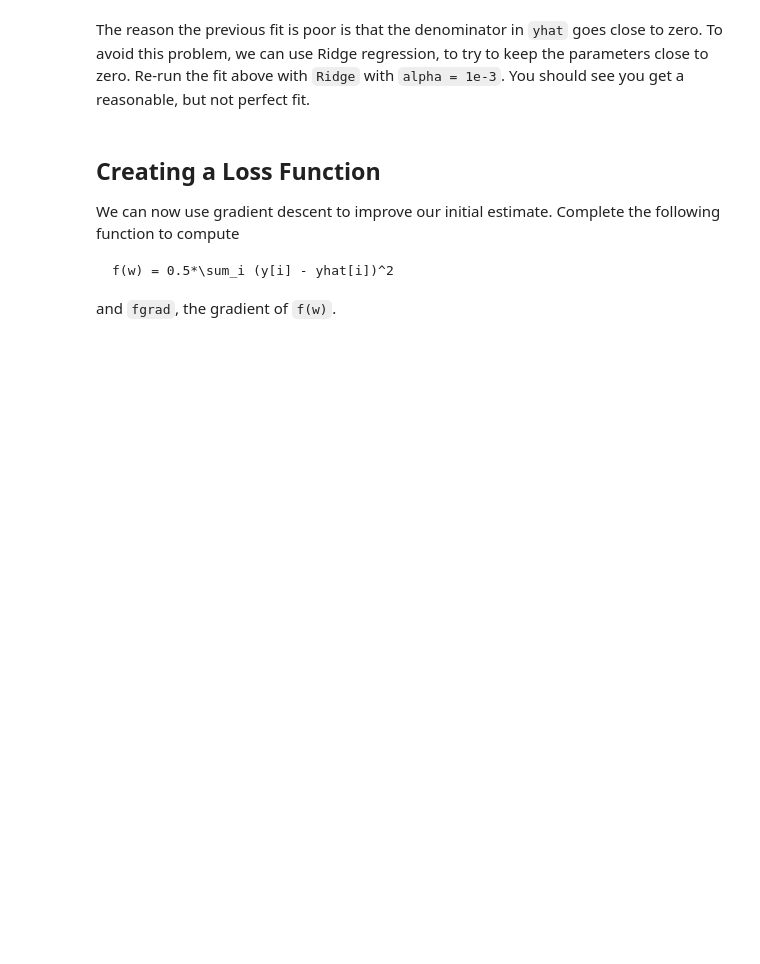
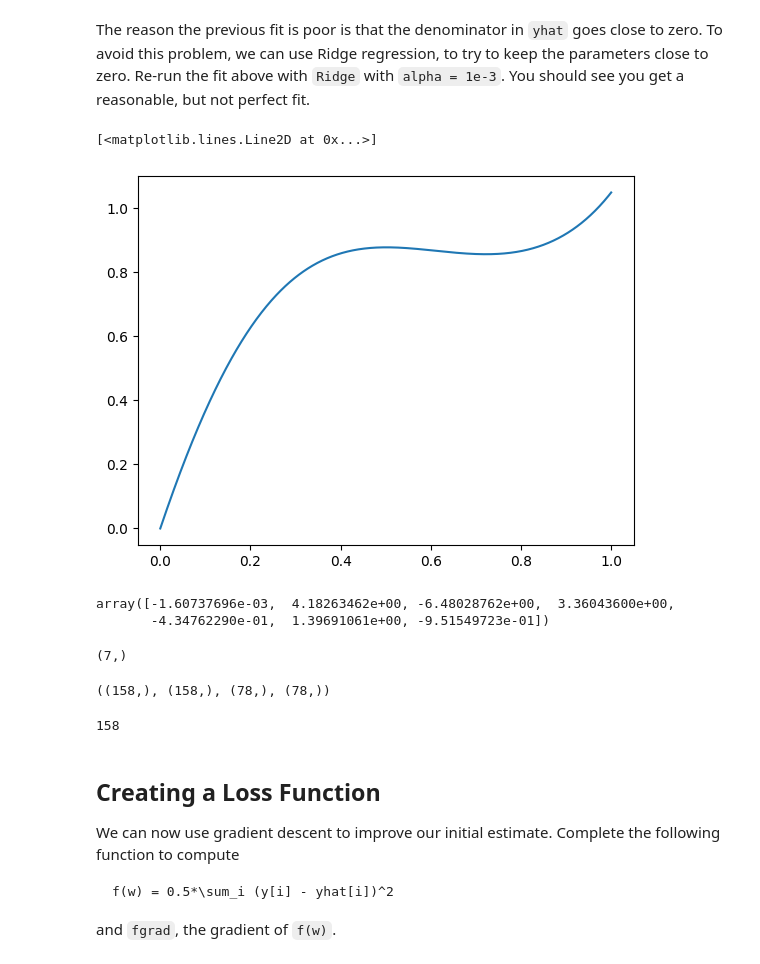
Before and after one commit to MYRONZHWENG/introml, a Jupyter notebook: unit07_optim/lab_nlls_partial.ipynb, the cells around one changed output. Saved outputs shown, nothing was run; the diff lists cells and outputs as text; code cells hidden in the pictures; blank space fills up the shorter version.

```diff
--- a/unit07_optim/lab_nlls_partial.ipynb
+++ b/unit07_optim/lab_nlls_partial.ipynb
@@ -135,15 +170,40 @@ Now plot the predicted values of the `yhat` vs. `x` using your estimated paramet
 The reason the previous fit is poor is that the denominator in `yhat` goes close to zero.   To avoid this problem, we can use Ridge regression, to try to keep the parameters close to zero.  Re-run the fit above with `Ridge` with `alpha = 1e-3`. You should see you get a reasonable, but not perfect fit.
 # %%
 # TODO.  Fit with parameters with linear regression
-# regr = Ridge(alpha=1e-3)
-# regr.fit(...)
+regr = Ridge(alpha=1e-3)
+regr.fit(Z, ytr)
 
 # TODO
 # Extract the parameters from regr.coef_ and regr.intercept_
-# winit = ...
+a_0 = regr.intercept_
+a_coef = regr.coef_[0:d]
+b_coef = -regr.coef_[d:]
+winit = np.hstack((a_0, a_coef, b_coef))
 
 # TODO
 # Plot the results as above.
+yhat = predict(winit, xp)
+plt.plot(xp,yhat)
+# %% [output]
+[<matplotlib.lines.Line2D at 0x...>]
+[figure, added]
+# %%
+winit
+# %% [output]
+array([-1.60737696e-03,  4.18263462e+00, -6.48028762e+00,  3.36043600e+00,
+       -4.34762290e-01,  1.39691061e+00, -9.51549723e-01])
+# %%
+winit.shape
+# %% [output]
+(7,)
+# %%
+xtr.shape, ytr.shape, xts.shape, yts.shape
+# %% [output]
+((158,), (158,), (78,), (78,))
+# %%
+len(xtr)
+# %% [output]
+158
 # %% [markdown]
 ## Creating a Loss Function
 
```
Also changed, not shown: parts of 32 cells of this notebook, 2 other files.
